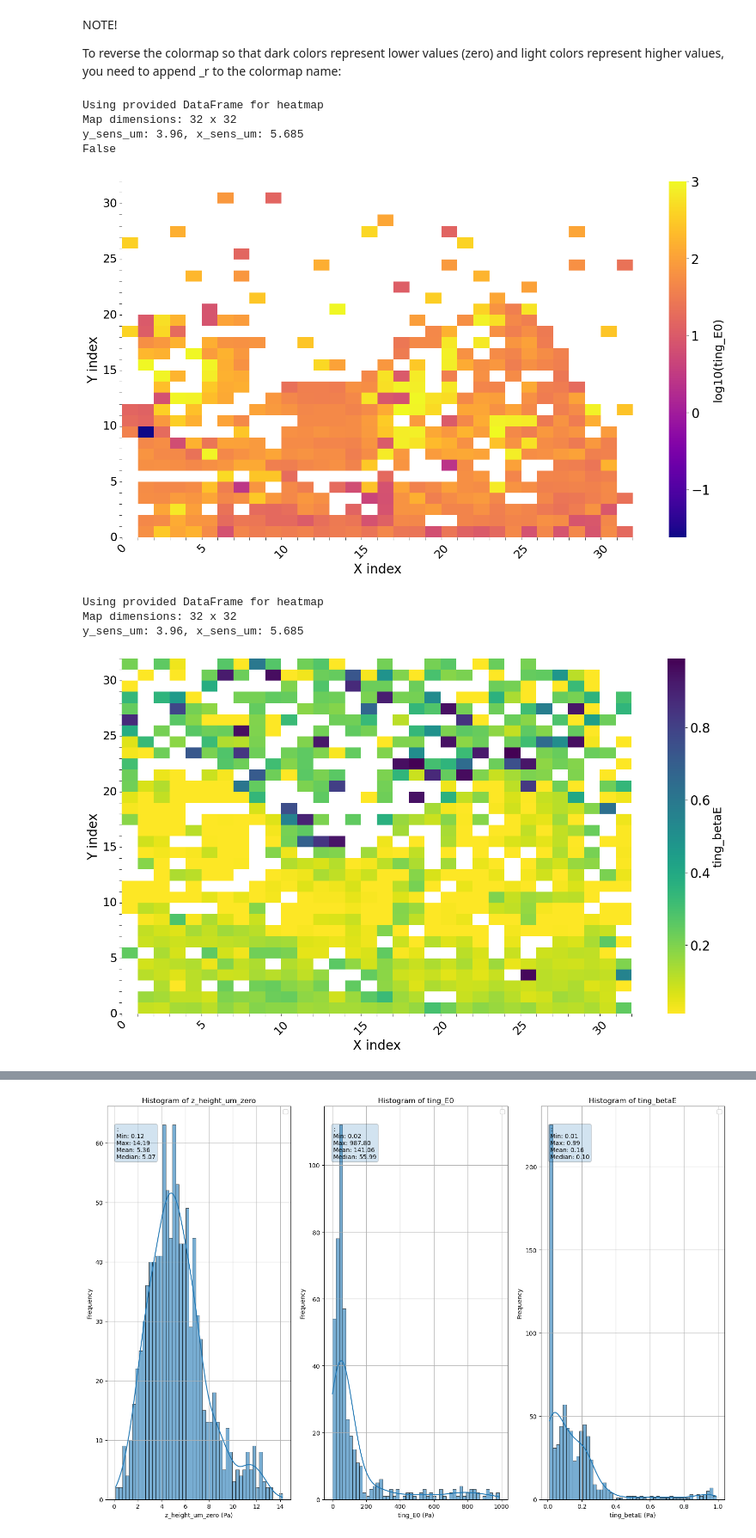
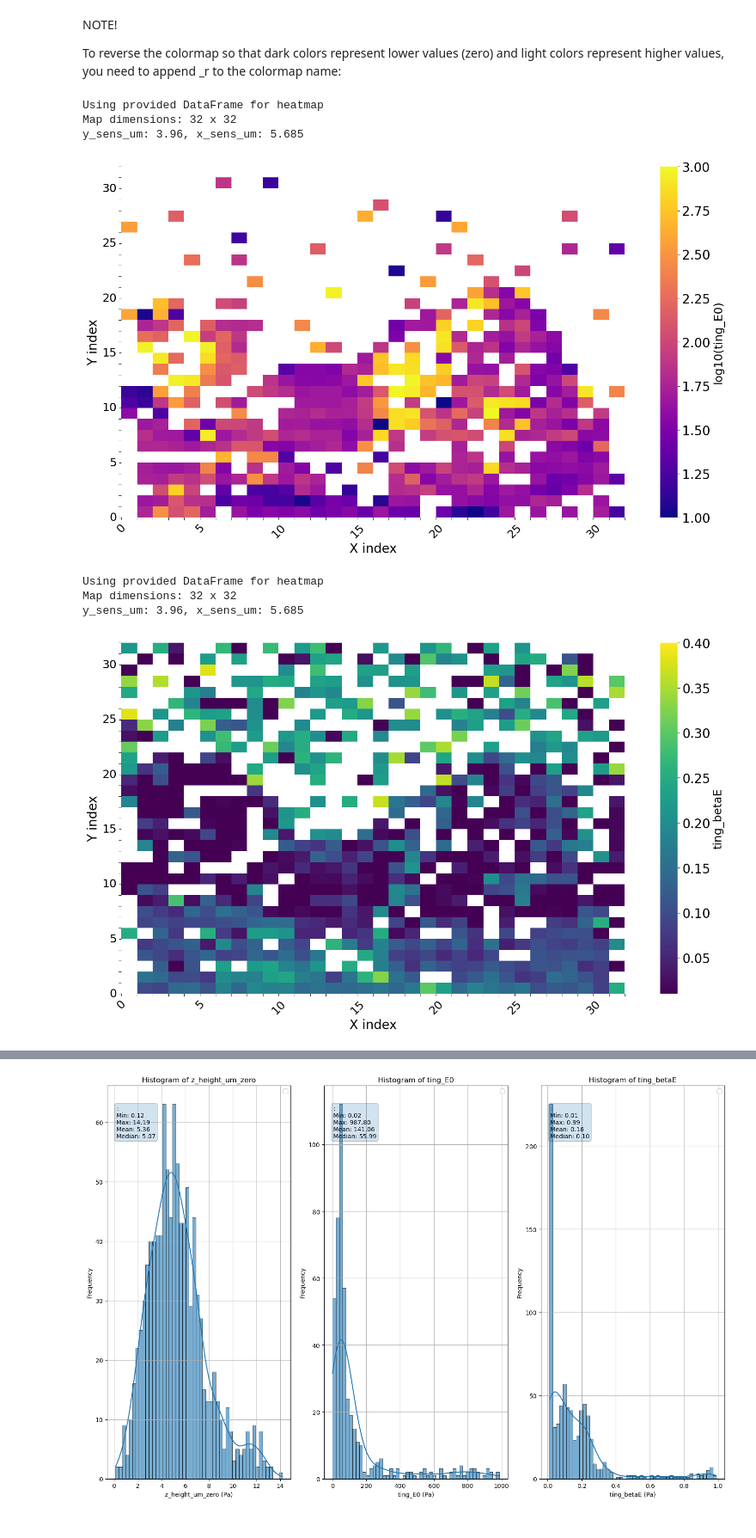
Before and after one commit to enzovill94/PyFMGUI_DyNaMo_tdms, a Jupyter notebook: notebook/mapping/ctc_44_analysis.ipynb, the cells around one changed output, grey strips where cells are left out. Shown at 86% size. Drawn from its saved outputs; the diff is of its cells as text; code cells hidden in the pictures.

```diff
--- a/notebook/mapping/ctc_44_analysis.ipynb
+++ b/notebook/mapping/ctc_44_analysis.ipynb
@@ -240,24 +241,23 @@ To reverse the colormap so that dark colors represent lower values (zero) and li
 # %%
 _ = maps.create_log_heatmap(df_merged_tdms_copy,value_key = key2, annot=False,
                         save_svg=saveSVG, svg_path=os.path.join(svg_dir, f'log10_{key2}_{map_name}.svg'),
-                        cmap = 'plasma', nan=True, lastColFirst=lastColFirst, zmax = 1000
+                        cmap = 'plasma', nan=True, lastColFirst=lastColFirst, zmax = 1000, zmin =10
                         )
-print (saveSVG)
+# print (saveSVG)
 # %% [output]
 Using provided DataFrame for heatmap
 Map dimensions: 32 x 32
 y_sens_um: 3.96, x_sens_um: 5.685
-False
-[figure, old version]
+[figure, new version]
 # %%
 key3 = "ting_betaE"
 _ = maps.create_heatmap(df_merged_tdms_copy,value_key = key3, annot=False,
                         save_svg=saveSVG, svg_path=os.path.join(svg_dir, f'{key3}_{map_name}.svg'),
-                        cmap = 'viridis_r', nan=True, lastColFirst=lastColFirst
+                        cmap = 'viridis', nan=True, lastColFirst=lastColFirst, zmax = 0.4
                         )
 # %% [output]
 Using provided DataFrame for heatmap
 Map dimensions: 32 x 32
 y_sens_um: 3.96, x_sens_um: 5.685
-[figure, old version]
+[figure, new version]
 # %%
```
Also changed, not shown: parts of 4 cells of this notebook, 17 other files.
